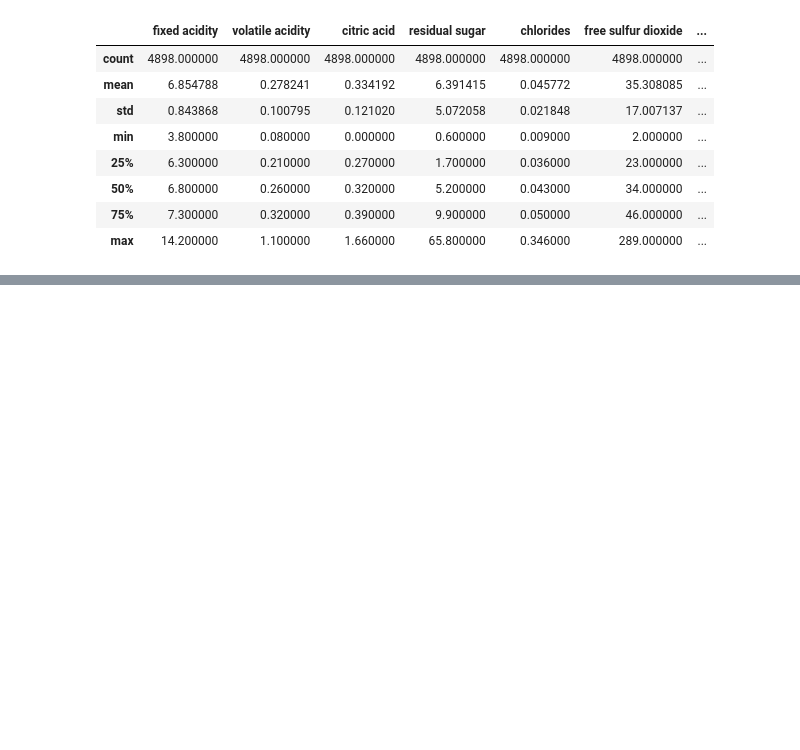
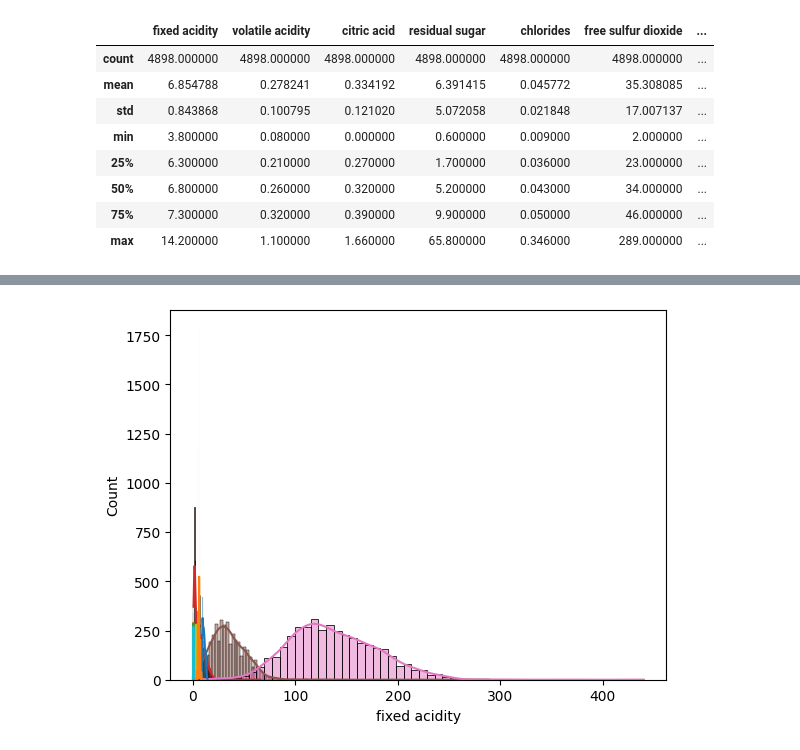
Before and after one commit to harshit4311/Feature-Engineering, a Jupyter notebook: EDA-Red_Wine_Data/red_wine_data.ipynb, the cells around one changed output, grey strips where cells are left out. Saved outputs shown, nothing was run; the diff lists cells and outputs as text; code cells hidden in the pictures; blank space fills up the shorter version.

```diff
--- a/EDA-Red_Wine_Data/red_wine_data.ipynb
+++ b/EDA-Red_Wine_Data/red_wine_data.ipynb
@@ -73,0 +219,5 @@ df.describe()
+# %%
+for column in df.columns:
+    sns.histplot(df[column], kde=True)
+# %% [output]
+[figure, added]
```
Also changed, not shown: parts of 20 cells of this notebook.
